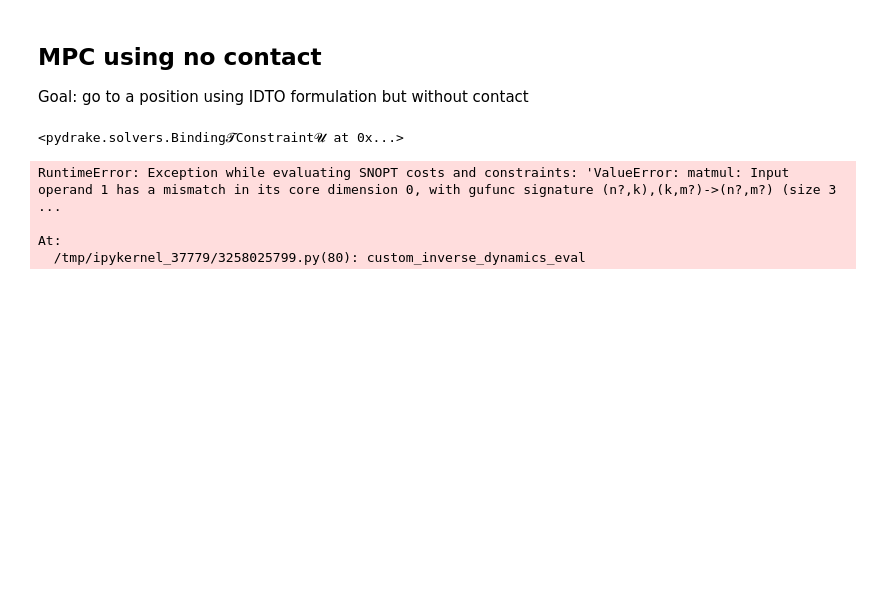
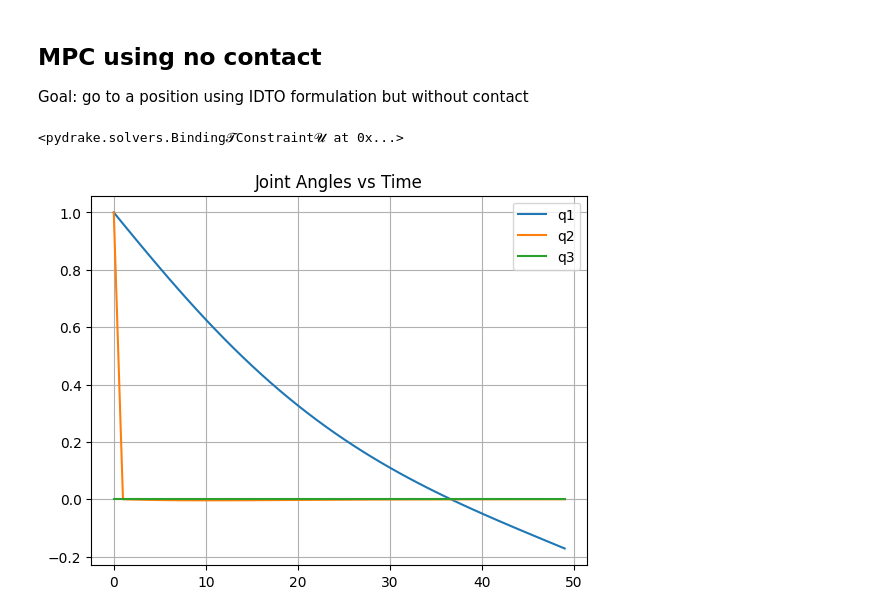
Before and after one commit to jyue86/contact_implicit_mpc, a Jupyter notebook: notebooks/spinner_mpc.ipynb, the cells around one changed output. Drawn from its saved outputs; the diff is of its cells as text; code cells hidden in the pictures; blank space fills up the shorter version.

Commit message:
Added plots and optimization expression.

```diff
--- a/notebooks/spinner_mpc.ipynb
+++ b/notebooks/spinner_mpc.ipynb
@@ -297,8 +297,8 @@ v0 = np.array([0,0,0])
 
 prog = MathematicalProgram()
 
-horizon = 10
-dt = 0.01
+horizon = 50
+dt = 0.1
 qs = prog.NewContinuousVariables(rows=3, cols=horizon, name="qs")
 us = prog.NewContinuousVariables(rows=2, cols=horizon-1, name="us")
 
@@ -345,7 +345,7 @@ def custom_vel_cost(q):
     return sum(vs[0,:]**2) + sum(vs[1,:]**2)
 
 prog.AddCost(sum(us[0,:]**2) + sum(us[1,:]**2)) # minimize control effort for 2R arms
-prog.AddCost(sum(qs[0,:]**2) + sum(qs[1,:]**2)) # minimize joint angles
+prog.AddCost(10*(sum(qs[0,:]**2) + sum(qs[1,:]**2))) # minimize joint angles
 prog.AddCost(custom_vel_cost, vars=qs.flatten()) # minimize cartesian finger velocities
 
 # add inverse dynamics constraint
@@ -380,8 +380,15 @@ result = Solve(prog)
 
 print("Success? ", result.is_success())
 print("Optimal cost: ", result.get_optimal_cost())
+qs_sol = result.GetSolution(qs)
-# %% [output]
-RuntimeError: Exception while evaluating SNOPT costs and constraints: 'ValueError: matmul: Input operand 1 has a mismatch in its core dimension 0, with gufunc signature (n?,k),(k,m?)->(n?,m?) (size 3  ...
-
-At:
-  /tmp/ipykernel_37779/3258025799.py(80): custom_inverse_dynamics_eval
+# %%
+# plot solution
+plt.plot(qs_sol[0,:], label='q1')
+plt.plot(qs_sol[1,:], label='q2')
+plt.plot(qs_sol[2,:], label='q3')
+plt.grid()
+plt.legend()
+plt.title("Joint Angles vs Time")
+plt.show()
+# %% [output]
+[figure, added]
```
